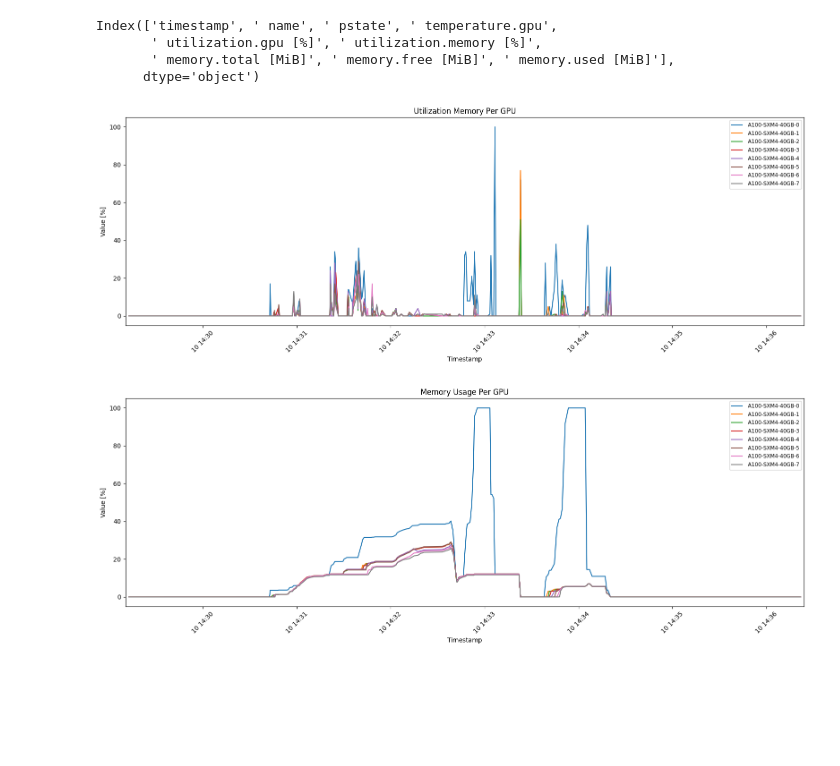
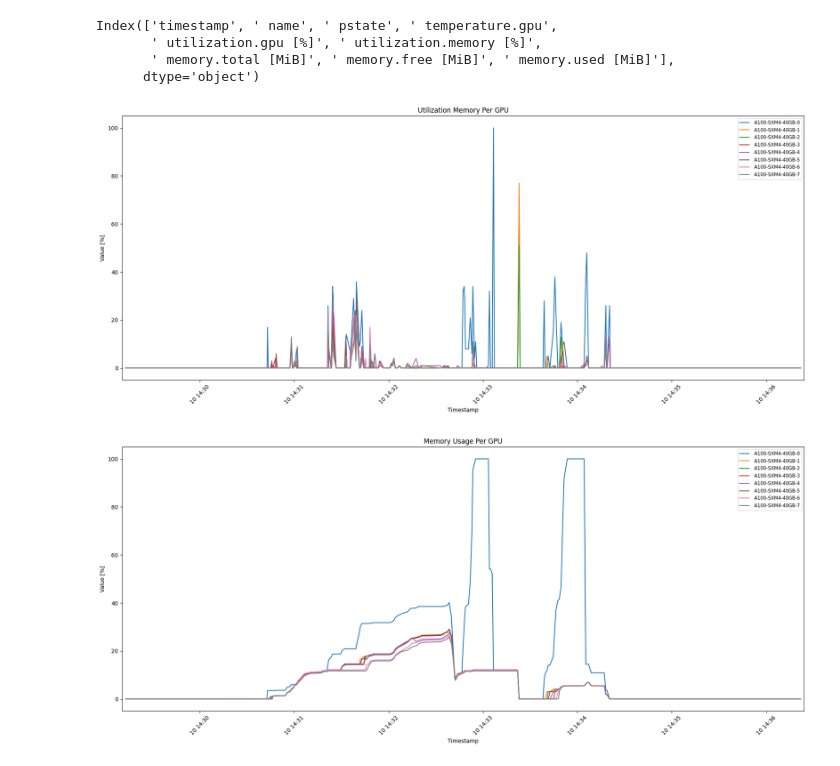
Before and after one commit to mbiskho/tamlops, a Jupyter notebook: data/fcfs-burst/gpu.ipynb, the cells around one changed output. Cells and saved outputs as stored; diff of their text form; code cells hidden in the pictures; blank space fills up the shorter version.

```diff
--- a/data/fcfs-burst/gpu.ipynb
+++ b/data/fcfs-burst/gpu.ipynb
@@ -41,7 +41,7 @@ filtered_data = df[~df[' name'].isin(groups_to_drop)]
 grouped_filtered = filtered_data.groupby(' name')
 
 # Plotting grafik untuk setiap GPU
-plt.figure(figsize=(16, 6))
+plt.figure(figsize=(18, 8))
 
 for name, group in grouped_filtered:
     plt.plot(group['timestamp'], group[' utilization.gpu [%]'].str.rstrip(' %').astype(int), label=name)
@@ -49,33 +49,33 @@ for name, group in grouped_filtered:
 
 plt.xlabel('Timestamp')
 plt.ylabel('Value [%]')
 plt.title('Utilization Memory Per GPU')
 plt.legend(fontsize='small')
 plt.xticks(rotation=45)
 plt.gca().margins(x=0.005)
 plt.tight_layout()
 plt.show()
 
 
 
 # Plotting grafik untuk setiap GPU
-plt.figure(figsize=(16, 6))
+plt.figure(figsize=(18, 8))
 
 for name, group in grouped_filtered:
     plt.plot(group['timestamp'], group['real memory usage'], label=name)
 
 plt.xlabel('Timestamp')
 plt.ylabel('Value [%]')
 plt.title('Memory Usage Per GPU')
 plt.legend(fontsize='small')
 plt.xticks(rotation=45)
 plt.gca().margins(x=0.005)
 plt.tight_layout()
 plt.show()
 # %% [output]
 Index(['timestamp', ' name', ' pstate', ' temperature.gpu',
        ' utilization.gpu [%]', ' utilization.memory [%]',
        ' memory.total [MiB]', ' memory.free [MiB]', ' memory.used [MiB]'],
       dtype='object')
-[figure, old version]
+[figure, new version]
-[figure, old version]
+[figure, new version]
```
Also changed, not shown: 18 other files.
